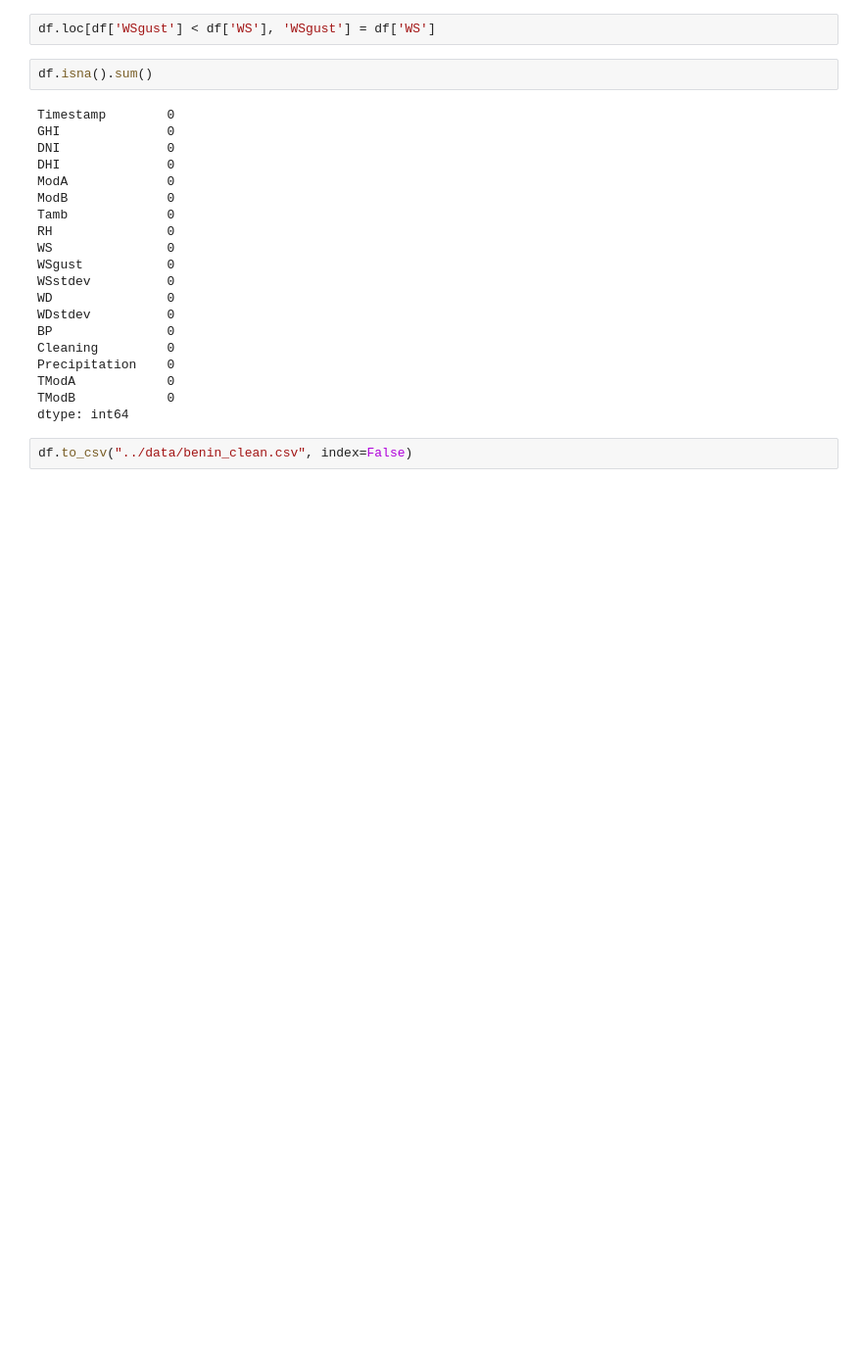
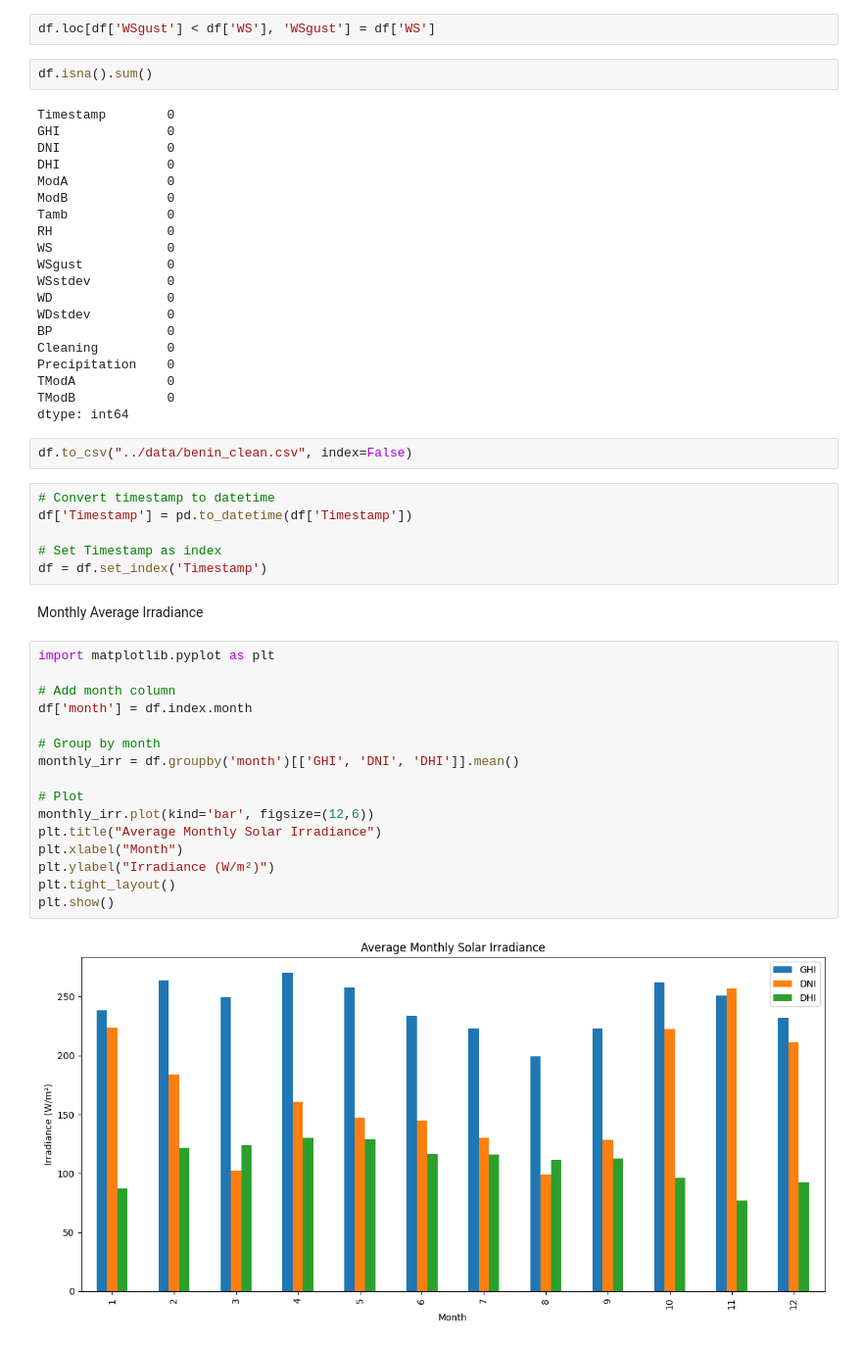
Before and after one commit to Feven777/solar-challenge-week0, a Jupyter notebook: notebook/benin_eda.ipynb, the cells around one changed output. Shown: that part at 98% size. Saved outputs shown, nothing was run; the diff lists cells and outputs as text; blank space fills up the shorter version.

```diff
--- a/notebook/benin_eda.ipynb
+++ b/notebook/benin_eda.ipynb
@@ -346,3 +346,29 @@ TModB            0
 dtype: int64
 # %%
 df.to_csv("../data/benin_clean.csv", index=False)
+# %%
+# Convert timestamp to datetime
+df['Timestamp'] = pd.to_datetime(df['Timestamp'])
+
+# Set Timestamp as index
+df = df.set_index('Timestamp')
+# %% [markdown]
+Monthly Average Irradiance
+# %%
+import matplotlib.pyplot as plt
+
+# Add month column
+df['month'] = df.index.month
+
+# Group by month
+monthly_irr = df.groupby('month')[['GHI', 'DNI', 'DHI']].mean()
+
+# Plot
+monthly_irr.plot(kind='bar', figsize=(12,6))
+plt.title("Average Monthly Solar Irradiance")
+plt.xlabel("Month")
+plt.ylabel("Irradiance (W/m²)")
+plt.tight_layout()
+plt.show()
+# %% [output]
+[figure, added]
```
Also changed, not shown: parts of 6 cells of this notebook.
